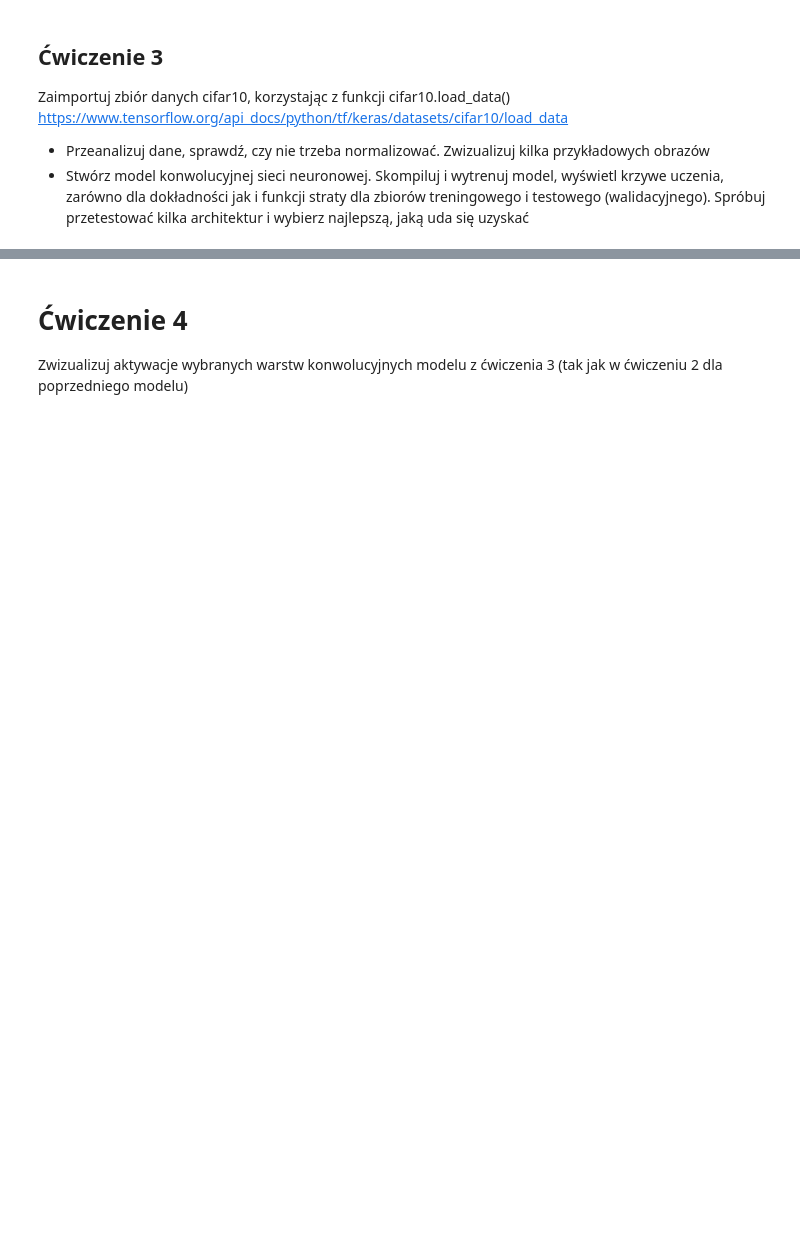
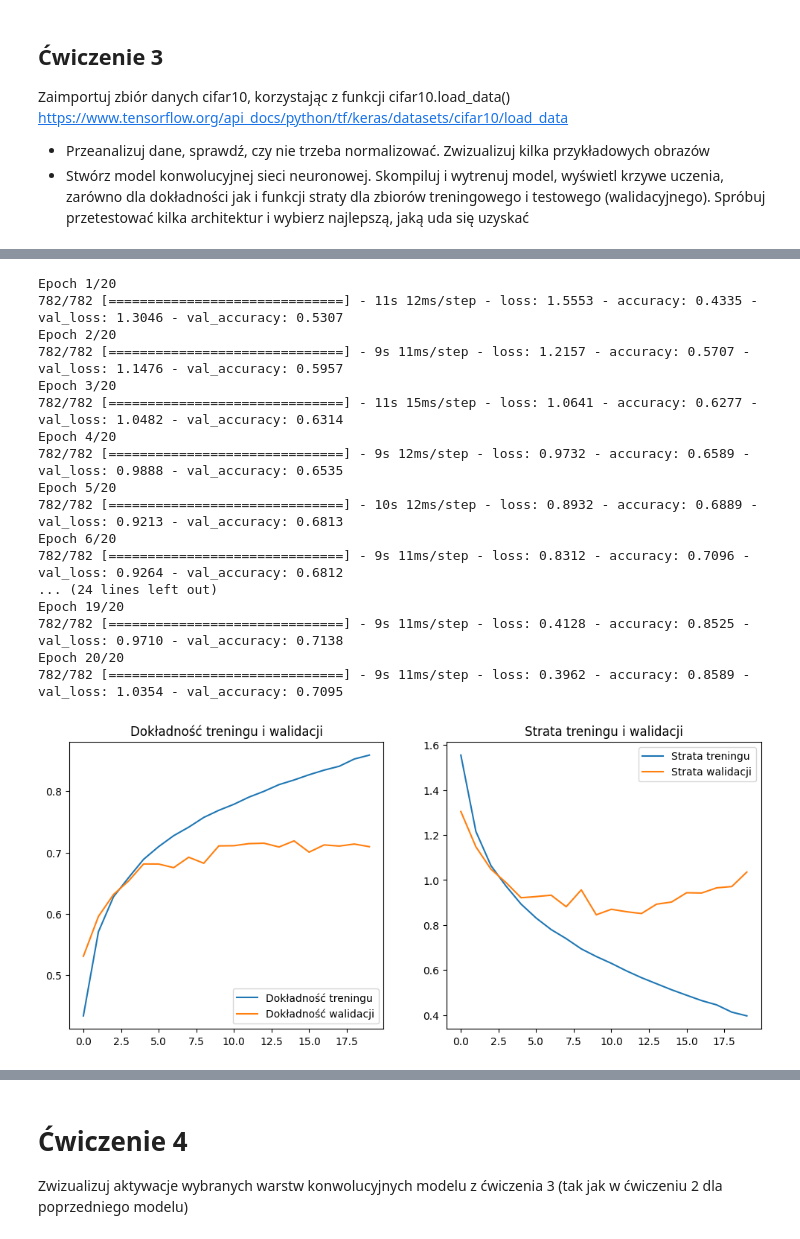
Before and after one commit to DyremiX/laby-snidl, a Jupyter notebook: snnidl_4.ipynb, the cells around one changed output, grey strips where cells are left out. Drawn from its saved outputs; the diff is of its cells as text; code cells hidden in the pictures; blank space fills up the shorter version.

```diff
--- a/snnidl_4.ipynb
+++ b/snnidl_4.ipynb
@@ -41,0 +228,52 @@ from tensorflow.keras.datasets import cifar10
+# %%
+# Trening modelu z danymi walidacyjnymi
+history = cnn_model.fit(x_train, y_train, epochs=20,
+                        validation_data=(x_test, y_test),
+                        batch_size=64)
+
+# Wyświetlenie krzywych uczenia
+def plot_learning_curves(history):
+    acc = history.history['accuracy']
+    val_acc = history.history['val_accuracy']
+    loss = history.history['loss']
+    val_loss = history.history['val_loss']
+
+    epochs_range = range(len(acc))
+
+    # Krzywa dokładności
+    plt.figure(figsize=(12, 5))
+    plt.subplot(1, 2, 1)
+    plt.plot(epochs_range, acc, label='Dokładność treningu')
+    plt.plot(epochs_range, val_acc, label='Dokładność walidacji')
+    plt.legend(loc='lower right')
+    plt.title('Dokładność treningu i walidacji')
+
+    # Krzywa straty
+    plt.subplot(1, 2, 2)
+    plt.plot(epochs_range, loss, label='Strata treningu')
+    plt.plot(epochs_range, val_loss, label='Strata walidacji')
+    plt.legend(loc='upper right')
+    plt.title('Strata treningu i walidacji')
+
+    plt.show()
+
+plot_learning_curves(history)
+# %% [output]
+Epoch 1/20
+782/782 [==============================] - 11s 12ms/step - loss: 1.5553 - accuracy: 0.4335 - val_loss: 1.3046 - val_accuracy: 0.5307
+Epoch 2/20
+782/782 [==============================] - 9s 11ms/step - loss: 1.2157 - accuracy: 0.5707 - val_loss: 1.1476 - val_accuracy: 0.5957
+Epoch 3/20
+782/782 [==============================] - 11s 15ms/step - loss: 1.0641 - accuracy: 0.6277 - val_loss: 1.0482 - val_accuracy: 0.6314
+Epoch 4/20
+782/782 [==============================] - 9s 12ms/step - loss: 0.9732 - accuracy: 0.6589 - val_loss: 0.9888 - val_accuracy: 0.6535
+Epoch 5/20
+782/782 [==============================] - 10s 12ms/step - loss: 0.8932 - accuracy: 0.6889 - val_loss: 0.9213 - val_accuracy: 0.6813
+Epoch 6/20
+782/782 [==============================] - 9s 11ms/step - loss: 0.8312 - accuracy: 0.7096 - val_loss: 0.9264 - val_accuracy: 0.6812
+... (24 lines left out)
+Epoch 19/20
+782/782 [==============================] - 9s 11ms/step - loss: 0.4128 - accuracy: 0.8525 - val_loss: 0.9710 - val_accuracy: 0.7138
+Epoch 20/20
+782/782 [==============================] - 9s 11ms/step - loss: 0.3962 - accuracy: 0.8589 - val_loss: 1.0354 - val_accuracy: 0.7095
+[figure, added]
```
Also changed, not shown: parts of 11 cells of this notebook, 1 other file.
